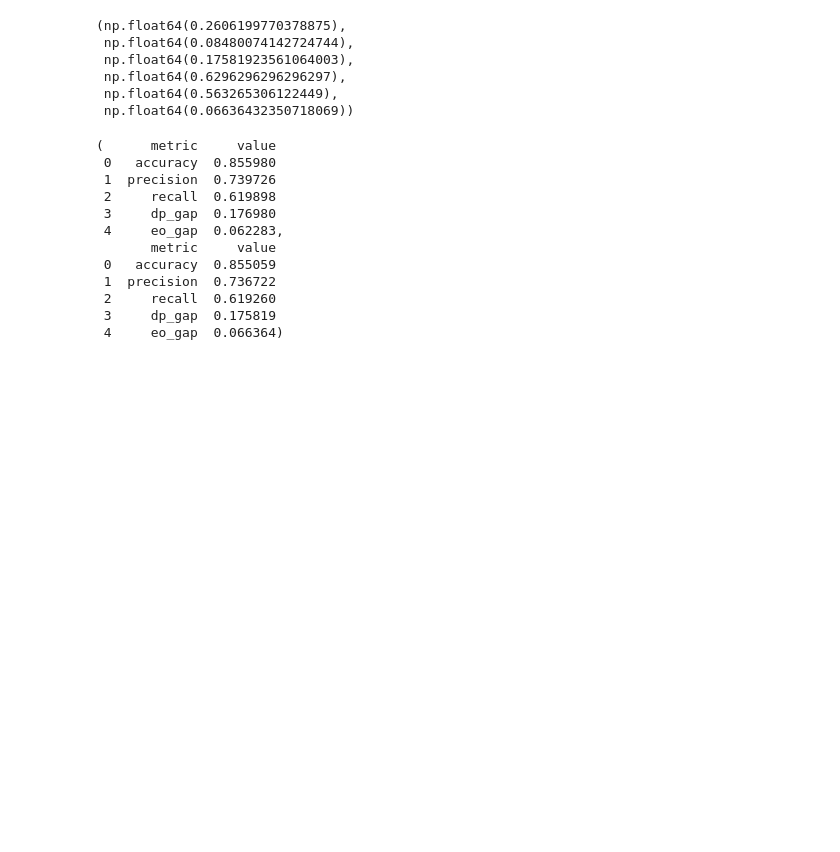
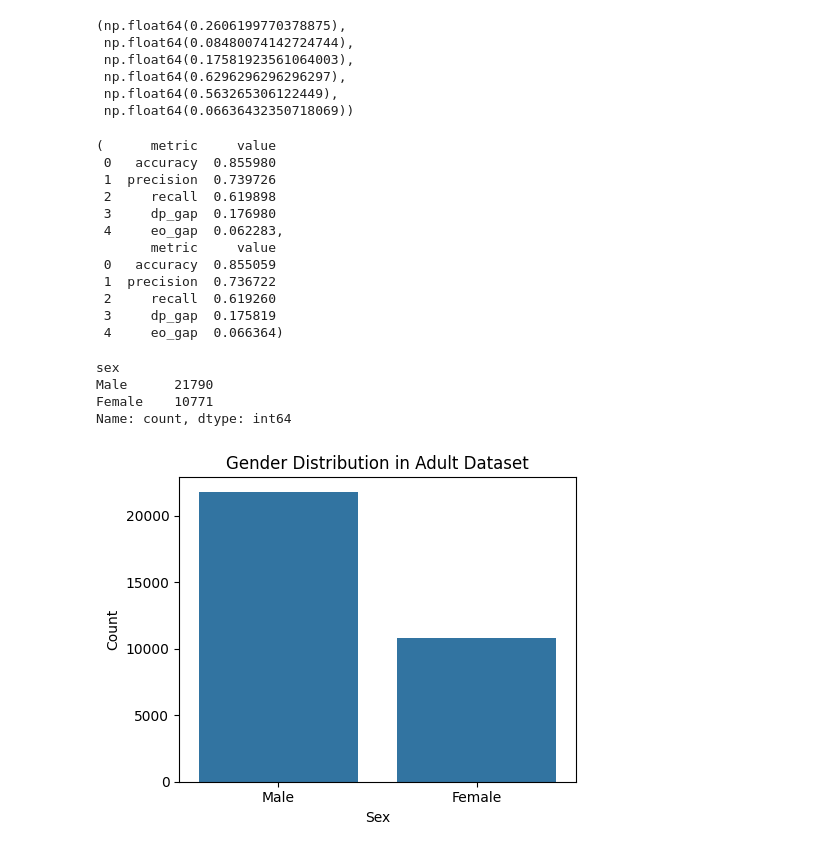
Before and after one commit to youssefysallam/fair-ml-income-analysis, a Jupyter notebook: notebooks/01_data_exploration.ipynb, the cells around one changed output. Cells and saved outputs as stored; diff of their text form; code cells hidden in the pictures; blank space fills up the shorter version.

Commit message:
Add final analysis figures and metrics comparison.

```diff
--- a/notebooks/01_data_exploration.ipynb
+++ b/notebooks/01_data_exploration.ipynb
@@ -323,0 +331,18 @@ results_baseline, results_mitigated
+# %%
+# Gender counts
+print(df["sex"].value_counts())
+
+plt.figure(figsize=(5,4))
+sns.countplot(data=df, x="sex")
+plt.title("Gender Distribution in Adult Dataset")
+plt.xlabel("Sex")
+plt.ylabel("Count")
+plt.tight_layout()
+plt.savefig("../reports/figures/gender_distribution.png", dpi=300)
+plt.show()
+# %% [output]
+sex
+Male      21790
+Female    10771
+Name: count, dtype: int64
+[figure, added]
```
Also changed, not shown: parts of 9 cells of this notebook, 7 other files.
